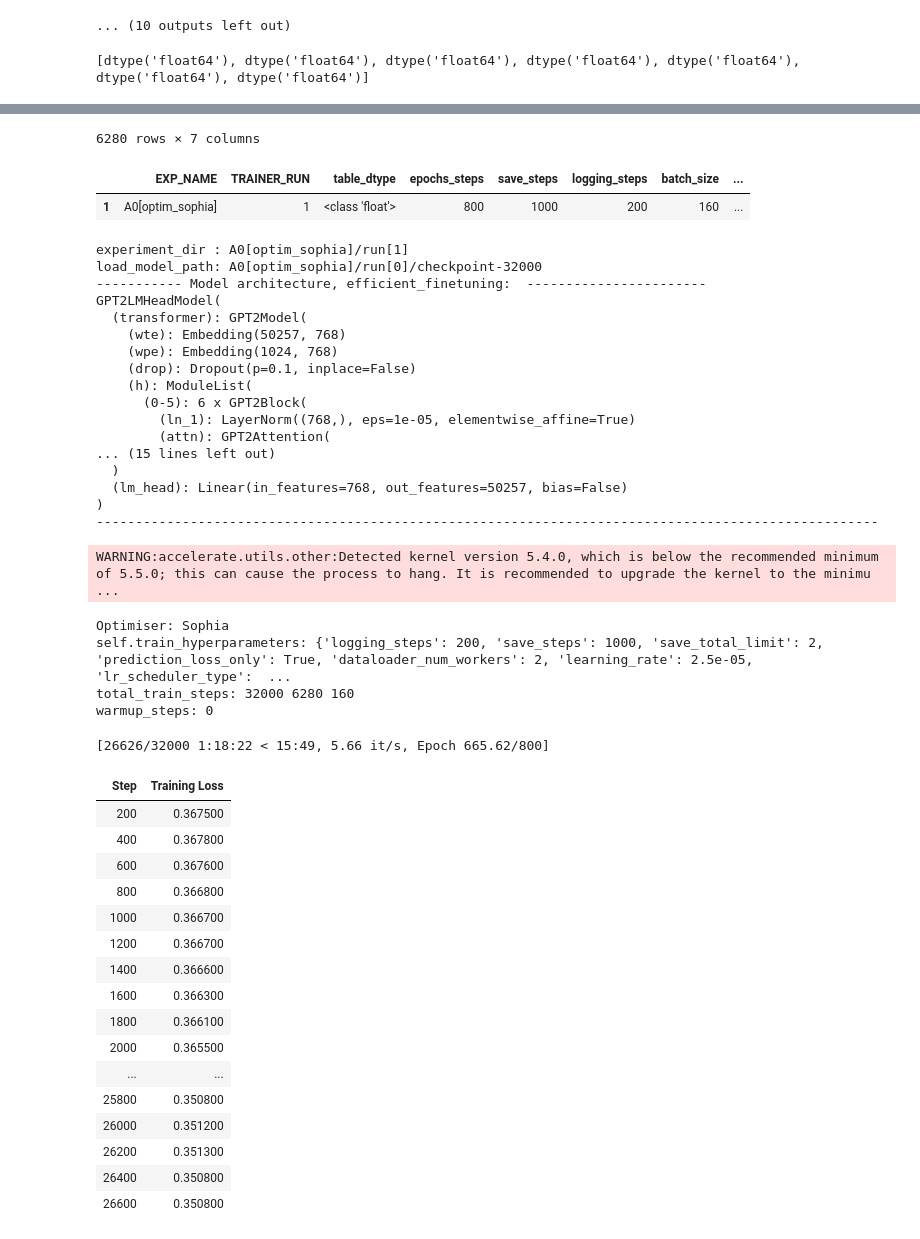
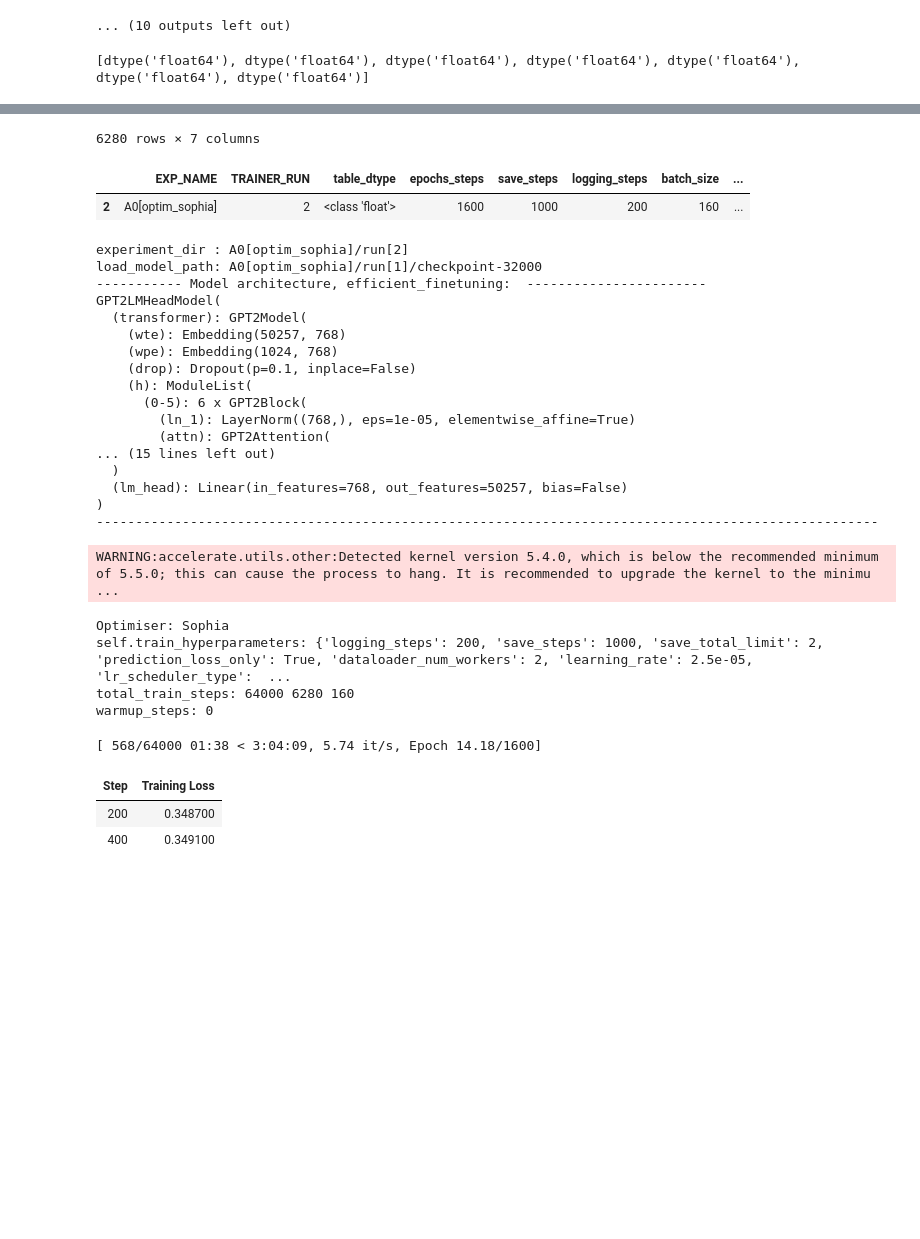
Before and after one commit to koyacolab/aispace, a Jupyter notebook: ai.ipynb, the cells around one changed output, grey strips where cells are left out. Drawn from its saved outputs; the diff is of its cells as text; code cells hidden in the pictures; blank space fills up the shorter version.

```diff
--- a/ai.ipynb
+++ b/ai.ipynb
@@ -269,7 +269,7 @@ display(data)
 # #######################################
 
 #### FOR V-100 GPU USABILITY################################
-epochs_steps = 800   # 250 #50
+epochs_steps = 1600   # 250 #50
 save_steps = 1000   #250 #50 #9380  #2000   # FOR FIT THIS VALUE START TRAIN DATASET, EQUALS FOR STEPS IN FIRST START
 logging_steps = 200 # 250 #25 #9380  #1000
 #### batch_size = 250 for T4
@@ -312,7 +312,7 @@ lr_scheduler_type = 'constant'
 
 
 experiment_dir = ""
-TRAINER_RUN = 1
+TRAINER_RUN = 2
 
 if TRAINER_RUN == 0:
   load_model_path = 'distilgpt2'
@@ -403,54 +403,40 @@ TRAINER_DICT.to_csv(f'{experiment_dir}.csv')
 | 3 | 264.0 | 729.0 | 532.0 | 4745.0 | 1561.0 | 975.0 | 203.0 |
 | 4 | 268.0 | 735.0 | 528.0 | 4834.0 | 1562.0 | 975.0 | 203.0 |
 | ... | ... | ... | ... | ... | ... | ... | ... |
 | 6275 | 338.0 | 591.0 | 576.0 | 1950.0 | 1595.0 | 1024.0 | 219.0 |
 | 6276 | 350.0 | 606.0 | 577.0 | 2002.0 | 1596.0 | 1024.0 | 219.0 |
 | 6277 | 345.0 | 597.0 | 566.0 | 2000.0 | 1597.0 | 1024.0 | 219.0 |
 | 6278 | 348.0 | 596.0 | 573.0 | 2025.0 | 1598.0 | 1024.0 | 219.0 |
 | 6279 | 348.0 | 612.0 | 582.0 | 2099.0 | 1599.0 | 1024.0 | 219.0 |
 6280 rows × 7 columns
 |  | EXP_NAME | TRAINER_RUN | table_dtype | epochs_steps | save_steps | logging_steps | batch_size | ... |
-| 1 | A0[optim_sophia] | 1 | <class 'float'> | 800 | 1000 | 200 | 160 | ... |
+| 2 | A0[optim_sophia] | 2 | <class 'float'> | 1600 | 1000 | 200 | 160 | ... |
-experiment_dir : A0[optim_sophia]/run[1]
-load_model_path: A0[optim_sophia]/run[0]/checkpoint-32000
+experiment_dir : A0[optim_sophia]/run[2]
+load_model_path: A0[optim_sophia]/run[1]/checkpoint-32000
 ----------- Model architecture, efficient_finetuning:  -----------------------
 GPT2LMHeadModel(
   (transformer): GPT2Model(
     (wte): Embedding(50257, 768)
     (wpe): Embedding(1024, 768)
     (drop): Dropout(p=0.1, inplace=False)
     (h): ModuleList(
       (0-5): 6 x GPT2Block(
         (ln_1): LayerNorm((768,), eps=1e-05, elementwise_affine=True)
         (attn): GPT2Attention(
 ... (15 lines left out)
   )
   (lm_head): Linear(in_features=768, out_features=50257, bias=False)
 )
 ----------------------------------------------------------------------------------------------------
 WARNING:accelerate.utils.other:Detected kernel version 5.4.0, which is below the recommended minimum of 5.5.0; this can cause the process to hang. It is recommended to upgrade the kernel to the minimu ...
 Optimiser: Sophia
 self.train_hyperparameters: {'logging_steps': 200, 'save_steps': 1000, 'save_total_limit': 2, 'prediction_loss_only': True, 'dataloader_num_workers': 2, 'learning_rate': 2.5e-05, 'lr_scheduler_type':  ...
-total_train_steps: 32000 6280 160
+total_train_steps: 64000 6280 160
 warmup_steps: 0
-[26626/32000 1:18:22 < 15:49, 5.66 it/s, Epoch 665.62/800]
+[ 568/64000 01:38 < 3:04:09, 5.74 it/s, Epoch 14.18/1600]
 | Step | Training Loss |
-| 200 | 0.367500 |
-| 400 | 0.367800 |
-| 600 | 0.367600 |
-| 800 | 0.366800 |
-| 1000 | 0.366700 |
-| 1200 | 0.366700 |
-| 1400 | 0.366600 |
-| 1600 | 0.366300 |
-| 1800 | 0.366100 |
-| 2000 | 0.365500 |
-| ... | ... |
-| 25800 | 0.350800 |
-| 26000 | 0.351200 |
-| 26200 | 0.351300 |
-| 26400 | 0.350800 |
-| 26600 | 0.350800 |
+| 200 | 0.348700 |
+| 400 | 0.349100 |
 # %%
 from google.colab import runtime
 runtime.unassign()
```
Also changed, not shown: 1 other file.
